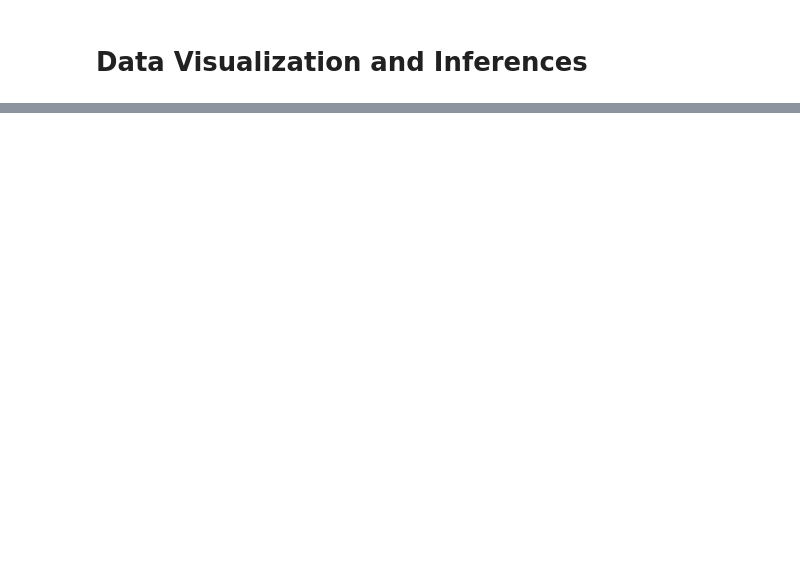
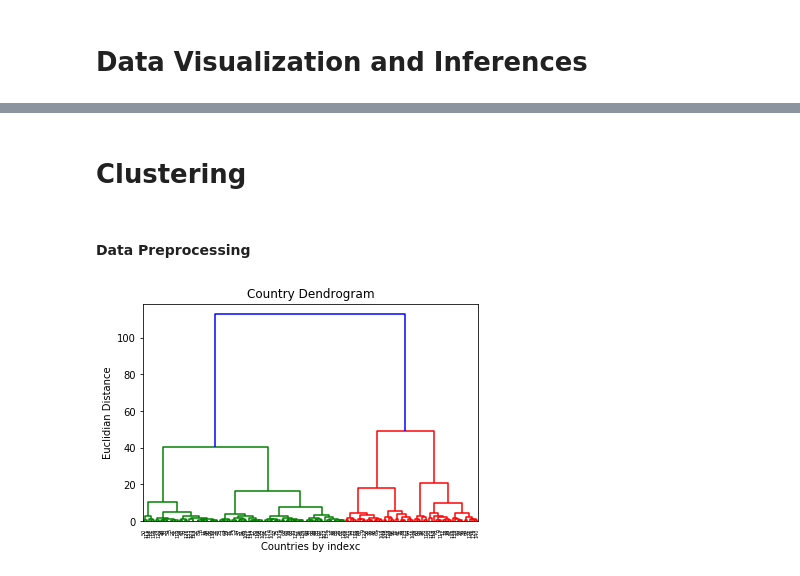
Before and after one commit to ashishgupta1350/Econometrics-Project, a Jupyter notebook: Happiness Analysis/Econometric Analysis-With-Delhi-Happiness-Data.ipynb, the cells around one changed output, grey strips where cells are left out. Saved outputs shown, nothing was run; the diff lists cells and outputs as text; code cells hidden in the pictures; blank space fills up the shorter version.

Commit message:
Adding clustering to the delhi happiness data

```diff
--- a/Happiness Analysis/Econometric Analysis-With-Delhi-Happiness-Data.ipynb
+++ b/Happiness Analysis/Econometric Analysis-With-Delhi-Happiness-Data.ipynb
@@ -404,0 +405,30 @@ Correlation between data is :  -0.8454841946217829
+# %% [markdown]
+# Clustering
+# %% [markdown]
+#### Data Preprocessing
+# %%
+# clustering countries on the basis of the attributes, we will do this:
+
+data=pd.read_csv("World Happiness Data.csv")
+data2=data[data.year==2016]
+data2=data2.reset_index()
+
+data2=data2.drop('index',axis=1)
+data2=data2.drop("WP5 Country",axis=1)
+data2=data2.drop(["country","year"],axis=1)
+Y2=data2["Life Ladder"].values
+X2=data2.drop(["Life Ladder","Democratic Quality","Delivery Quality","Standard deviation of ladder by country-year","Standard deviation/Mean of ladder by country-year"],axis=1).values
+# Here the data is being imputed and the missing values are being replaced with the mean of all the values
+data2
+imp=Imputer(missing_values="NaN",strategy="mean")
+X2=imp.fit_transform(X2)
+# %%
+%matplotlib inline
+import scipy.cluster.hierarchy as sch # type of clustering algorithm
+dendrogram=sch.dendrogram(sch.linkage(X2,method="ward"))
+plt.title("Country Dendrogram")
+plt.xlabel("Countries by indexc")
+plt.ylabel("Euclidian Distance")
+plt.show()
+# %% [output]
+[figure, added]
```
Also changed, not shown: parts of 20 cells of this notebook.
